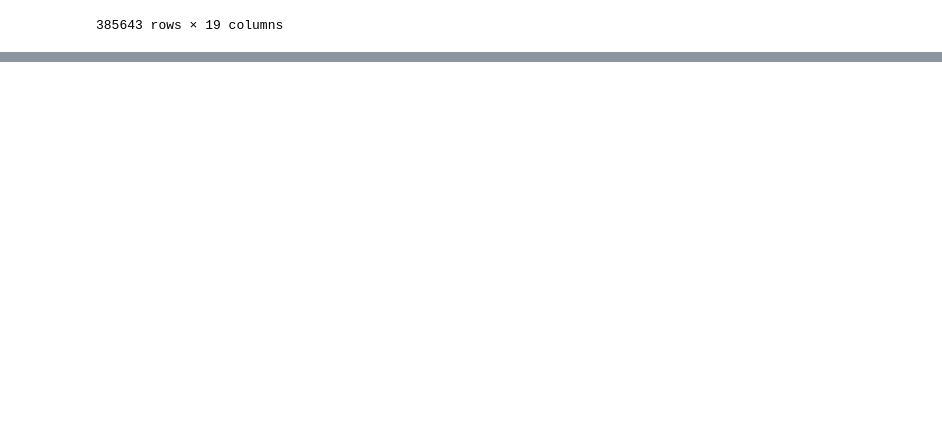
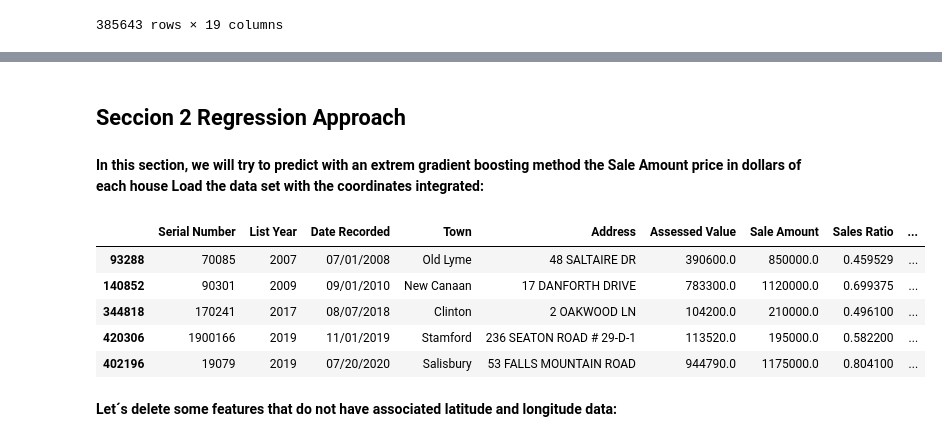
Before and after one commit to emichester/01MIAR_trabajo_final, a Jupyter notebook: notebook.ipynb, the cells around one changed output, grey strips where cells are left out. Cells and saved outputs as stored; diff of their text form; code cells hidden in the pictures; blank space fills up the shorter version.

```diff
--- a/notebook.ipynb
+++ b/notebook.ipynb
@@ -308,0 +314,17 @@ df
+# %% [markdown]
+## Seccion 2 Regression Approach
+# %% [markdown]
+**In this section, we will try to predict with an extrem gradient boosting method the Sale Amount price in dollars of each house**
+**Load the data set with the coordinates integrated:**
+# %%
+df= pd.read_parquet(r'Analisis/datos_finales')
+df.sample(5)
+# %% [output]
+|  | Serial Number | List Year | Date Recorded | Town | Address | Assessed Value | Sale Amount | Sales Ratio | ... |
+| 93288 | 70085 | 2007 | 07/01/2008 | Old Lyme | 48 SALTAIRE DR | 390600.0 | 850000.0 | 0.459529 | ... |
+| 140852 | 90301 | 2009 | 09/01/2010 | New Canaan | 17 DANFORTH DRIVE | 783300.0 | 1120000.0 | 0.699375 | ... |
+| 344818 | 170241 | 2017 | 08/07/2018 | Clinton | 2 OAKWOOD LN | 104200.0 | 210000.0 | 0.496100 | ... |
+| 420306 | 1900166 | 2019 | 11/01/2019 | Stamford | 236 SEATON ROAD # 29-D-1 | 113520.0 | 195000.0 | 0.582200 | ... |
+| 402196 | 19079 | 2019 | 07/20/2020 | Salisbury | 53 FALLS MOUNTAIN ROAD | 944790.0 | 1175000.0 | 0.804100 | ... |
+# %% [markdown]
+**Let´s delete some features that do not have associated latitude and longitude data:**
```
Also changed, not shown: parts of 24 cells of this notebook, 3 other files.
